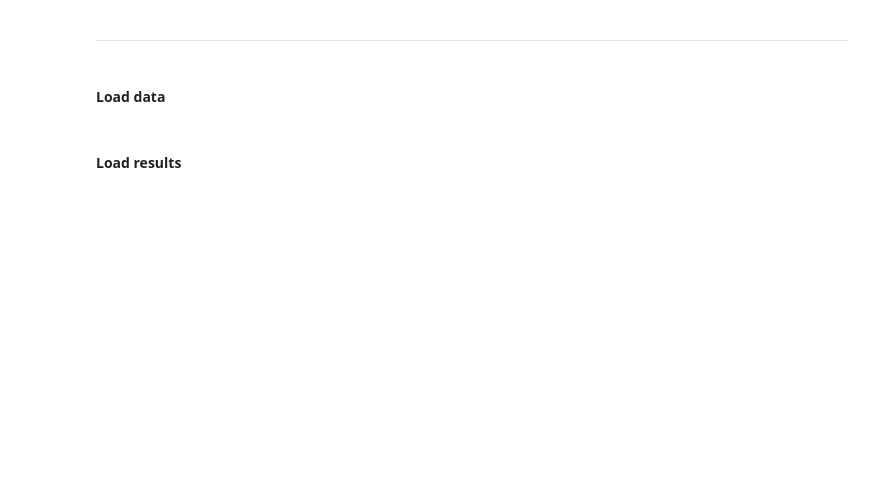
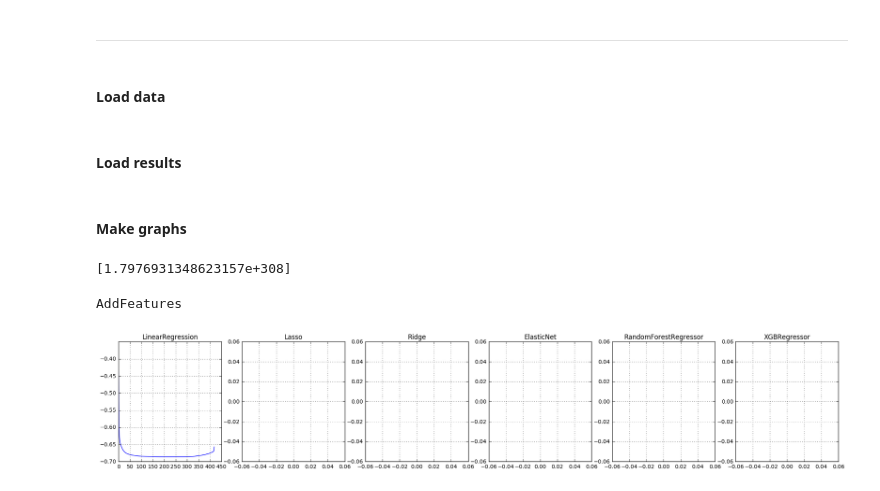
Before and after one commit to iiilia/predicting_waiting_time, a Jupyter notebook: 4. results descriptions.ipynb, the cells around one changed output. Saved outputs shown, nothing was run; the diff lists cells and outputs as text; code cells hidden in the pictures; blank space fills up the shorter version.

Commit message:
minor fix + graphs in result descriptions

```diff
--- a/4. results descriptions.ipynb
+++ b/4. results descriptions.ipynb
@@ -40,12 +47,14 @@ with open('../train_val_test_split.pkl', 'rb') as f:
 # %% [markdown]
 #### Load results
 # %%
-with open('../fit_models_add_r2.pkl', 'wb') as f:
-    pkl.dump(fit_models_add_r2, f)
-with open('../fit_models_add_mape.pkl', 'wb') as f:
-    pkl.dump(fit_models_add_mape,f)
+with open('../fit_models_add_r2.pkl', 'rb') as f:
+    fit_models_add_r2 = pkl.load(f)
+with open('../fit_models_add_mape.pkl', 'rb') as f:
+    fit_models_add_mape = pkl.load(f)
 # %%
-with open('../fit_models_except_r2.pkl', 'wb') as f:
-    pkl.dump(fit_models_add_r2, f)
-with open('../fit_models_except_mape.pkl', 'wb') as f:
-    pkl.dump(fit_models_add_mape,f)
+with open('../fit_models_except_r2.pkl', 'rb') as f:
+    fit_models_add_r2 = pkl.load(f)
+with open('../fit_models_except_mape.pkl', 'rb') as f:
+    fit_models_add_mape = pkl.load(f)
+# %% [markdown]
+#### Make graphs
@@ -51,0 +63,15 @@ with open('../fit_models_except_mape.pkl', 'wb') as f:
+# %%
+m.score
+# %% [output]
+[1.7976931348623157e+308]
+# %%
+plt.figure(figsize=[24, 4])
+print res.__str__().split('(')[0]
+for ind, res in enumerate(fit_models_add_r2):
+    plt.subplot(1,len(fit_models_add_mape),ind+1)
+    plt.plot(res.score[1:-3])
+    plt.title(res.model.__str__().split('(')[0])
+    plt.grid(True)
+# %% [output]
+AddFeatures
+[figure, added]
```
Also changed, not shown: parts of 3 cells of this notebook, 2 other files.
